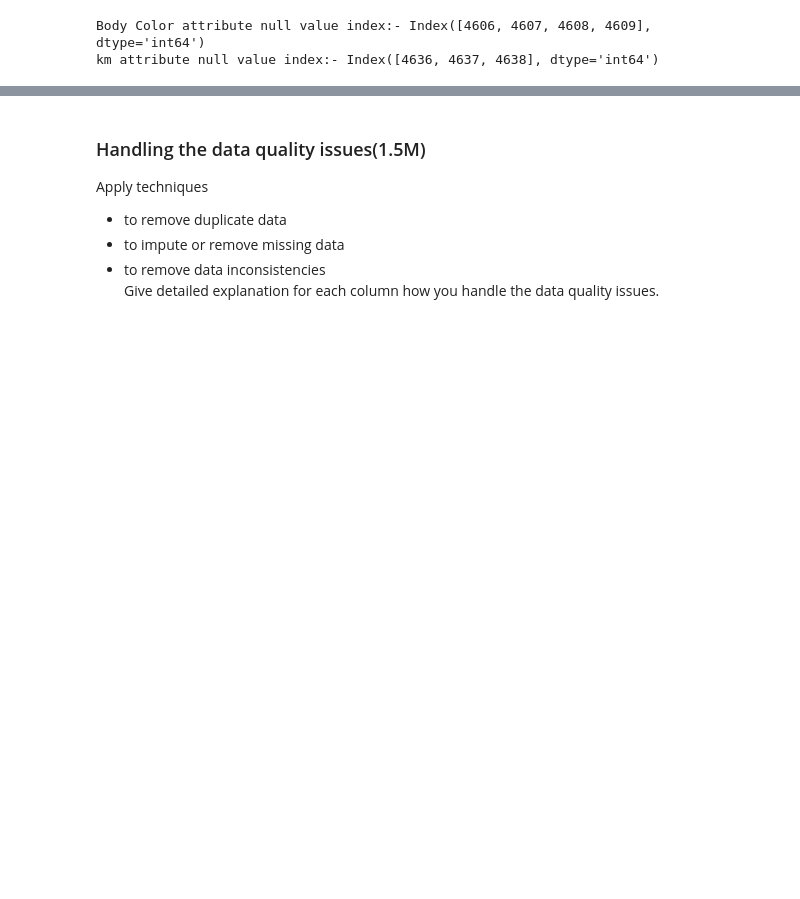
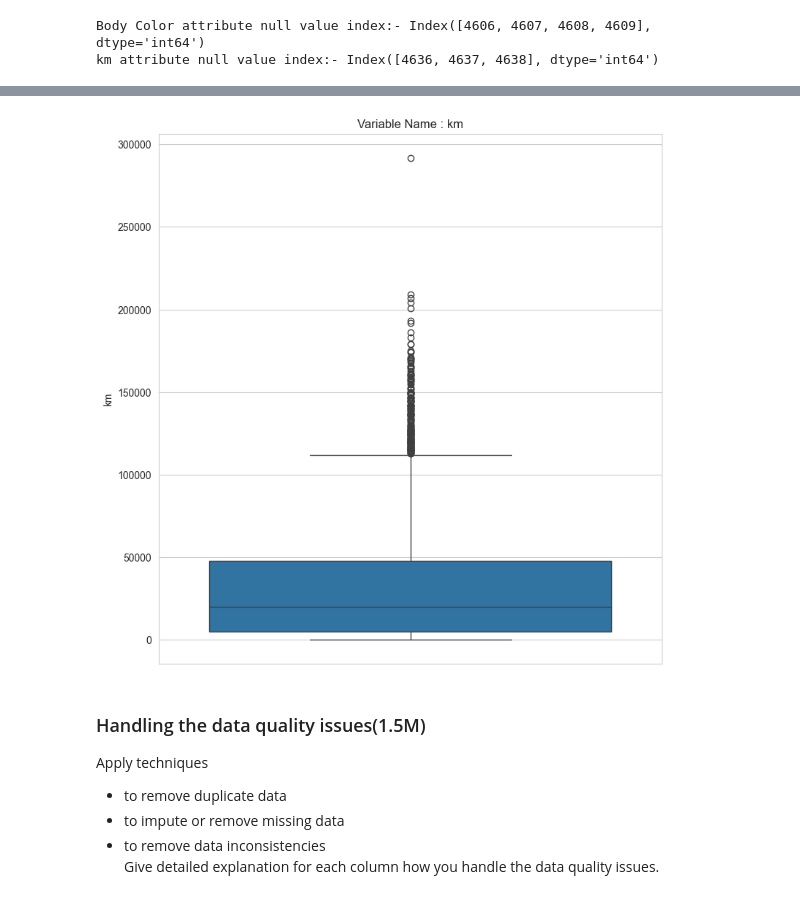
Before and after one commit to shreenath197/FeatureEngineeringE2EProject_CarPricePrediction, a Jupyter notebook: FE_END-to END PROJECT.ipynb, the cells around one changed output, grey strips where cells are left out. Saved outputs shown, nothing was run; the diff lists cells and outputs as text; code cells hidden in the pictures; blank space fills up the shorter version.

Commit message:
updated data

```diff
--- a/FE_END-to END PROJECT.ipynb
+++ b/FE_END-to END PROJECT.ipynb
@@ -221,3 +295,24 @@ dataSet.describe(include='all')
+# %%
+# importing required package
+import seaborn as sbn
+import matplotlib.pyplot as plt
+# All columns are not numeric, need to select the columns explicitly
+list = ['km']
+dataSet_new = dataSet[list]
+# Boxplot
+sbn.set_style("whitegrid")
+columns = dataSet_new.columns
+# Plot build for each variable
+plt.figure(figsize=(15, 30) )
+for count, item in enumerate(columns, 1):
+    plt.subplot(4, 2, count)
+    sbn.boxplot(dataSet_new[item])
+    plt.title(f"Variable Name : {item}")
+
+plt.tight_layout()
+plt.show()
+# %% [output]
+[figure, added]
 # %% [markdown]
 ### Handling the data quality issues(1.5M)
 Apply techniques
```
Also changed, not shown: parts of 29 cells of this notebook, 1 other file.
